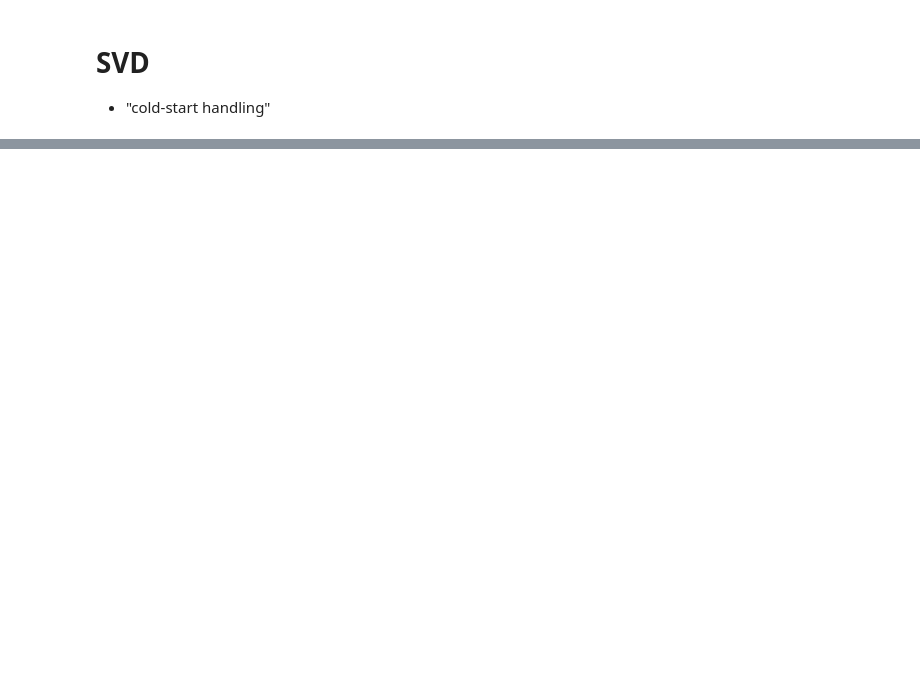
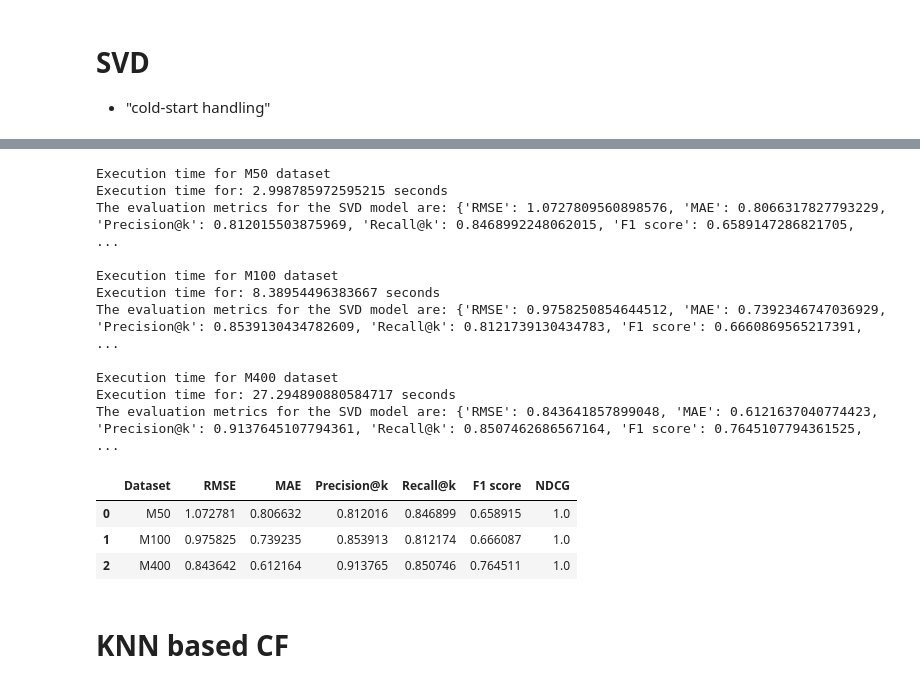
Before and after one commit to tnathu-ai/recommender-system-openAI, a Jupyter notebook: SVD/notebook/SVD copy.ipynb, the cells around one changed output, grey strips where cells are left out. Drawn from its saved outputs; the diff is of its cells as text; code cells hidden in the pictures; blank space fills up the shorter version.

```diff
--- a/SVD/notebook/SVD copy.ipynb
+++ b/SVD/notebook/SVD copy.ipynb
@@ -282,12 +361,0 @@ Wall time: 1min 15s
-# %%
-# Check for NaN values
-print("Number of NaN values in each column:")
-print(M50_df.isnull().sum())
-
-# If there are NaN values, decide how to handle them
-# Here's an example of filling NaNs with the mean of the column
-M50_df.fillna(M50_df.mean(), inplace=True)
-
-# Check for infinity values
-print("Number of infinity values in each column:")
-print(np.isinf(M50_df).sum())
@@ -455,7 +361,0 @@ NameError: name 'M50_df' is not defined
-# %%
-%time
-# Fit the model to the M50 data
-svd.fit(M50_df)
-# Predict ratings for the Test set and evaluate
-test_predictions = test_df.apply(lambda row: svd.predict(row['userId'], row['movieId']), axis=1)
-print('Test RMSE (M50):', rmse(test_df['rating'], test_predictions))
@@ -465,0 +362,52 @@ ValueError: Input contains NaN, infinity or a value too large for dtype('float64
+# %%
+print(f"Execution time for M50 dataset")
+svd_metrics_M50 = evaluate_model(M50_df, svd)
+print(f"The evaluation metrics for the SVD model are: {svd_metrics_M50}\n")
+
+print(f"Execution time for M100 dataset")
+svd_metrics_M100 = evaluate_model(M100_df, svd)
+print(f"The evaluation metrics for the SVD model are: {svd_metrics_M100}\n")
+
+print(f"Execution time for M400 dataset")
+svd_metrics_M400 = evaluate_model(M400_df, svd)
+print(f"The evaluation metrics for the SVD model are: {svd_metrics_M400}\n")
+
+
+
+# Convert the metrics to DataFrame
+df_M50 = pd.DataFrame([svd_metrics_M50])
+df_M50['Dataset'] = 'M50'
+
+df_M100 = pd.DataFrame([svd_metrics_M100])
+df_M100['Dataset'] = 'M100'
+
+df_M400 = pd.DataFrame([svd_metrics_M400])
+df_M400['Dataset'] = 'M400'
+
+# Concatenate the DataFrames
+metrics_df = pd.concat([df_M50, df_M100, df_M400], ignore_index=True)
+
+# Reorder the columns
+cols = metrics_df.columns.tolist()
+cols = cols[-1:] + cols[:-1]  # Move the last column to first
+metrics_df = metrics_df[cols]
+
+metrics_df
+# %% [output]
+Execution time for M50 dataset
+Execution time for: 2.998785972595215 seconds
+The evaluation metrics for the SVD model are: {'RMSE': 1.0727809560898576, 'MAE': 0.8066317827793229, 'Precision@k': 0.812015503875969, 'Recall@k': 0.8468992248062015, 'F1 score': 0.6589147286821705,  ...
+
+Execution time for M100 dataset
+Execution time for: 8.38954496383667 seconds
+The evaluation metrics for the SVD model are: {'RMSE': 0.9758250854644512, 'MAE': 0.7392346747036929, 'Precision@k': 0.8539130434782609, 'Recall@k': 0.8121739130434783, 'F1 score': 0.6660869565217391, ...
+
+Execution time for M400 dataset
+Execution time for: 27.294890880584717 seconds
+The evaluation metrics for the SVD model are: {'RMSE': 0.843641857899048, 'MAE': 0.6121637040774423, 'Precision@k': 0.9137645107794361, 'Recall@k': 0.8507462686567164, 'F1 score': 0.7645107794361525,  ...
+|  | Dataset | RMSE | MAE | Precision@k | Recall@k | F1 score | NDCG |
+| 0 | M50 | 1.072781 | 0.806632 | 0.812016 | 0.846899 | 0.658915 | 1.0 |
+| 1 | M100 | 0.975825 | 0.739235 | 0.853913 | 0.812174 | 0.666087 | 1.0 |
+| 2 | M400 | 0.843642 | 0.612164 | 0.913765 | 0.850746 | 0.764511 | 1.0 |
+# %% [markdown]
+# KNN based CF
```
Also changed, not shown: parts of 26 cells of this notebook.
